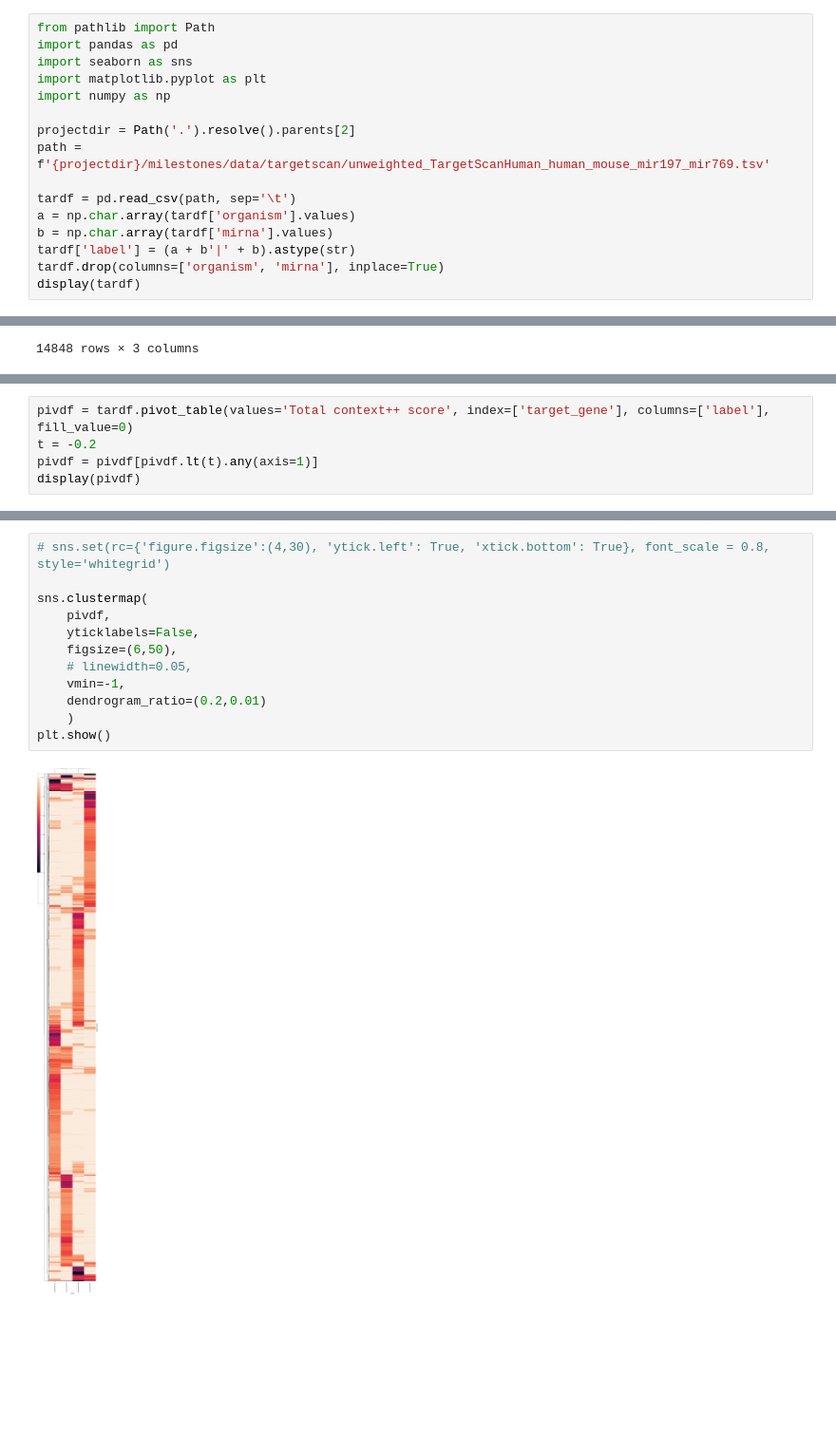
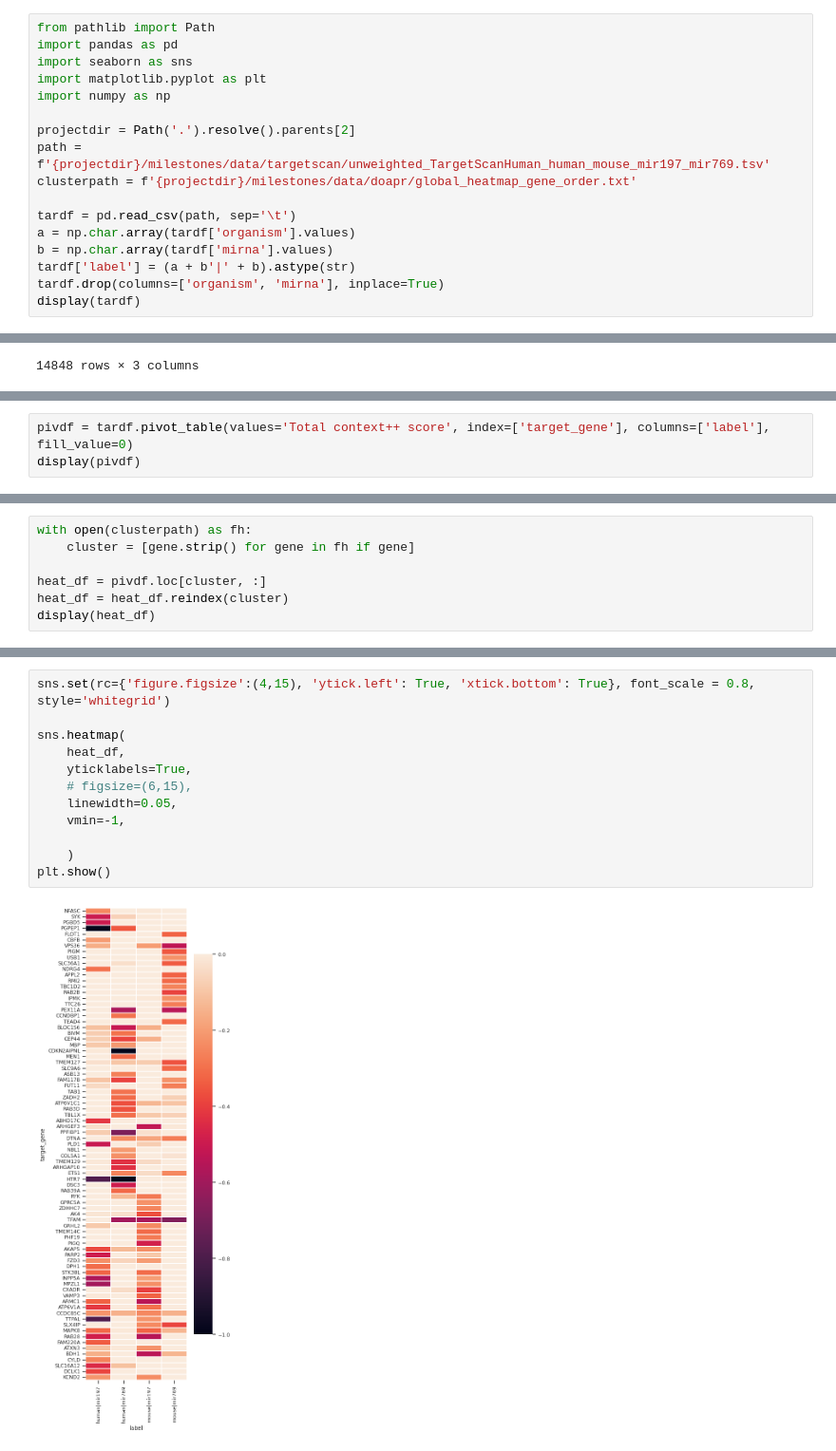
Before and after one commit to felixlangschied/rodent_loss, a Jupyter notebook: analyses/target_scan/notebooks/plot_contextscore.ipynb, the cells around one changed output, grey strips where cells are left out. Shown at 95% size. Cells and saved outputs as stored; diff of their text form; blank space fills up the shorter version.

```diff
--- a/analyses/target_scan/notebooks/plot_contextscore.ipynb
+++ b/analyses/target_scan/notebooks/plot_contextscore.ipynb
@@ -7,6 +7,7 @@ import numpy as np
 
 projectdir = Path('.').resolve().parents[2]
 path = f'{projectdir}/milestones/data/targetscan/unweighted_TargetScanHuman_human_mouse_mir197_mir769.tsv'
+clusterpath = f'{projectdir}/milestones/data/doapr/global_heatmap_gene_order.txt'
 
 tardf = pd.read_csv(path, sep='\t')
 a = np.char.array(tardf['organism'].values)
@@ -33,7 +34,5 @@ display(tardf)
 # %%
 pivdf = tardf.pivot_table(values='Total context++ score', index=['target_gene'], columns=['label'], fill_value=0)
-t = -0.2
-pivdf = pivdf[pivdf.lt(t).any(axis=1)]
 display(pivdf)
 # %% [output]
 | label | human|mir197 | human|mir769 | mouse|mir197 | mouse|mir769 |
@@ -52,0 +54,7 @@ display(pivdf)
+# %%
+with open(clusterpath) as fh:
+    cluster = [gene.strip() for gene in fh if gene]
+
+heat_df = pivdf.loc[cluster, :]
+heat_df = heat_df.reindex(cluster)
+display(heat_df)
@@ -53,14 +76,14 @@ display(pivdf)
 # %%
-# sns.set(rc={'figure.figsize':(4,30), 'ytick.left': True, 'xtick.bottom': True}, font_scale = 0.8, style='whitegrid')
+sns.set(rc={'figure.figsize':(4,15), 'ytick.left': True, 'xtick.bottom': True}, font_scale = 0.8, style='whitegrid')
 
-sns.clustermap(
-    pivdf,
-    yticklabels=False,
-    figsize=(6,50),
-    # linewidth=0.05,
+sns.heatmap(
+    heat_df,
+    yticklabels=True,
+    # figsize=(6,15),
+    linewidth=0.05,
     vmin=-1,
-    dendrogram_ratio=(0.2,0.01)
+
     )
 plt.show()
 # %% [output]
-[figure, old version]
+[figure, new version]
```
Also changed, not shown: parts of 6 cells of this notebook, 4 other files.
